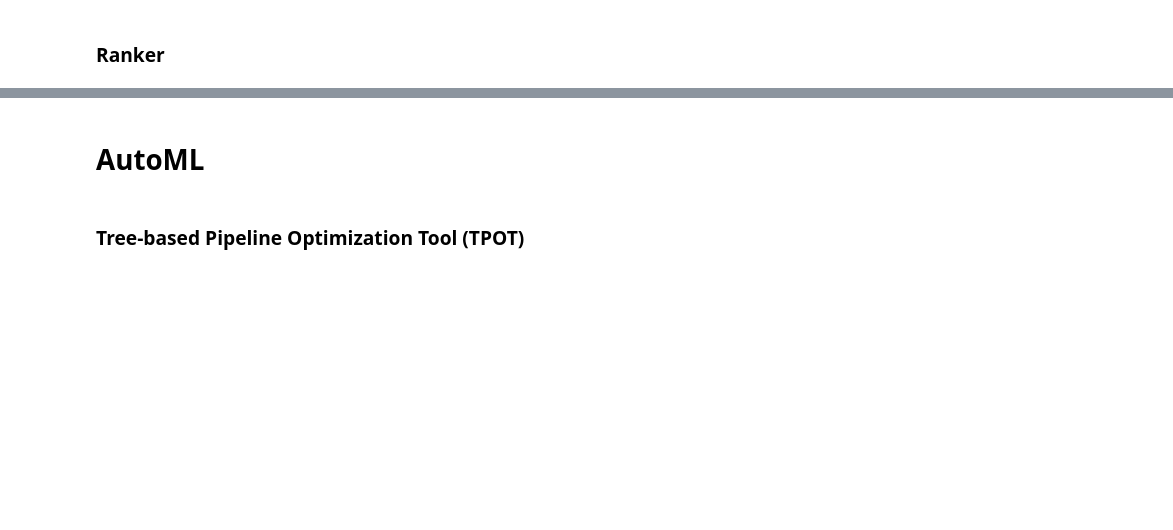
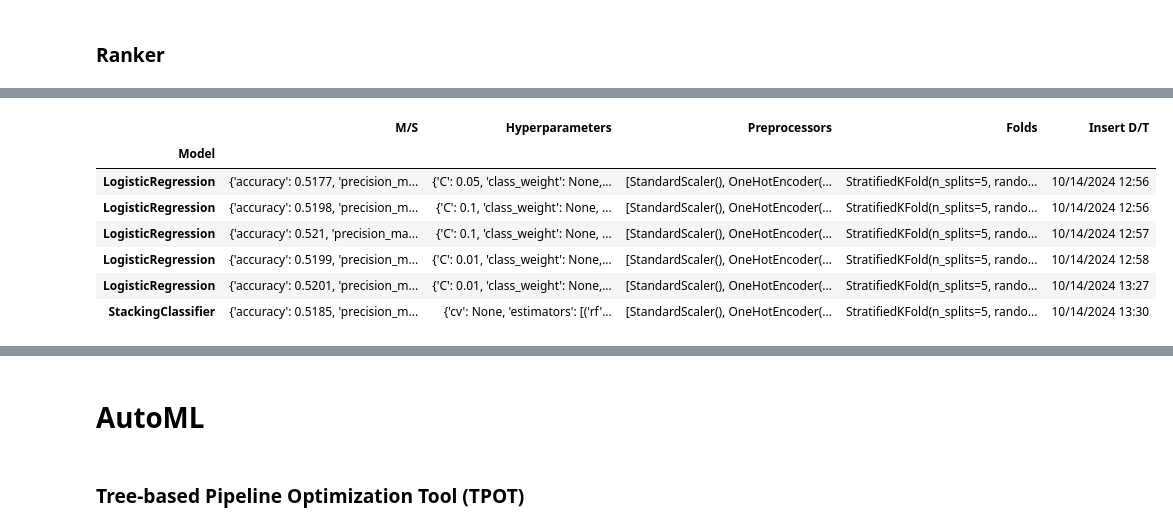
Before and after one commit to Spin8Cycle/diabHI, a Jupyter notebook: diabetes_health_indicator.ipynb, the cells around one changed output, grey strips where cells are left out. Drawn from its saved outputs; the diff is of its cells as text; code cells hidden in the pictures; blank space fills up the shorter version.

```diff
--- a/diabetes_health_indicator.ipynb
+++ b/diabetes_health_indicator.ipynb
@@ -1045,0 +1054,12 @@ BadZipFile: File is not a zip file
+# %%
+samp = test._df()
+samp
+# %% [output]
+|  | M/S | Hyperparameters | Preprocessors | Folds | Insert D/T |
+| Model |  |  |  |  |  |
+| LogisticRegression | {'accuracy': 0.5177, 'precision_m... | {'C': 0.05, 'class_weight': None,... | [StandardScaler(), OneHotEncoder(... | StratifiedKFold(n_splits=5, rando... | 10/14/2024 12:56 |
+| LogisticRegression | {'accuracy': 0.5198, 'precision_m... | {'C': 0.1, 'class_weight': None, ... | [StandardScaler(), OneHotEncoder(... | StratifiedKFold(n_splits=5, rando... | 10/14/2024 12:56 |
+| LogisticRegression | {'accuracy': 0.521, 'precision_ma... | {'C': 0.1, 'class_weight': None, ... | [StandardScaler(), OneHotEncoder(... | StratifiedKFold(n_splits=5, rando... | 10/14/2024 12:57 |
+| LogisticRegression | {'accuracy': 0.5199, 'precision_m... | {'C': 0.01, 'class_weight': None,... | [StandardScaler(), OneHotEncoder(... | StratifiedKFold(n_splits=5, rando... | 10/14/2024 12:58 |
+| LogisticRegression | {'accuracy': 0.5201, 'precision_m... | {'C': 0.01, 'class_weight': None,... | [StandardScaler(), OneHotEncoder(... | StratifiedKFold(n_splits=5, rando... | 10/14/2024 13:27 |
+| StackingClassifier | {'accuracy': 0.5185, 'precision_m... | {'cv': None, 'estimators': [('rf'... | [StandardScaler(), OneHotEncoder(... | StratifiedKFold(n_splits=5, rando... | 10/14/2024 13:30 |
```
Also changed, not shown: parts of 25 cells of this notebook, 3 other files.
